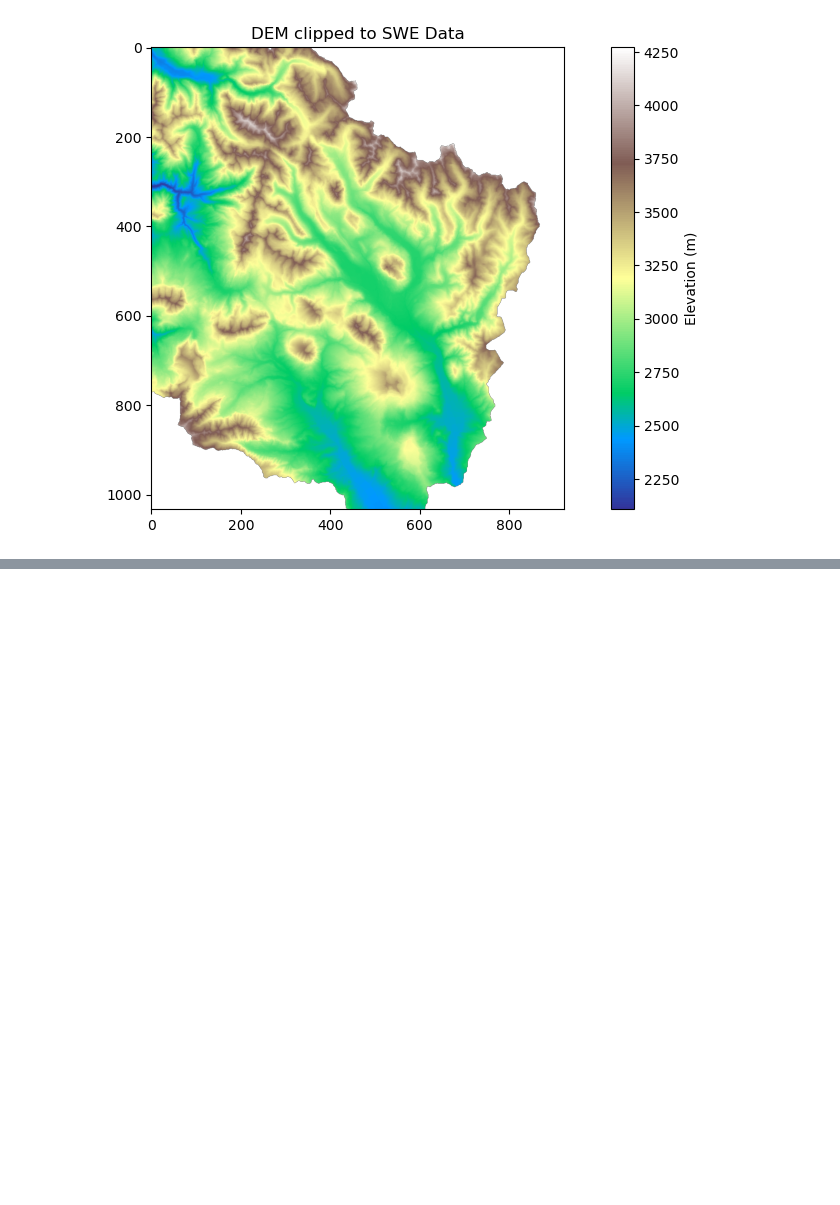
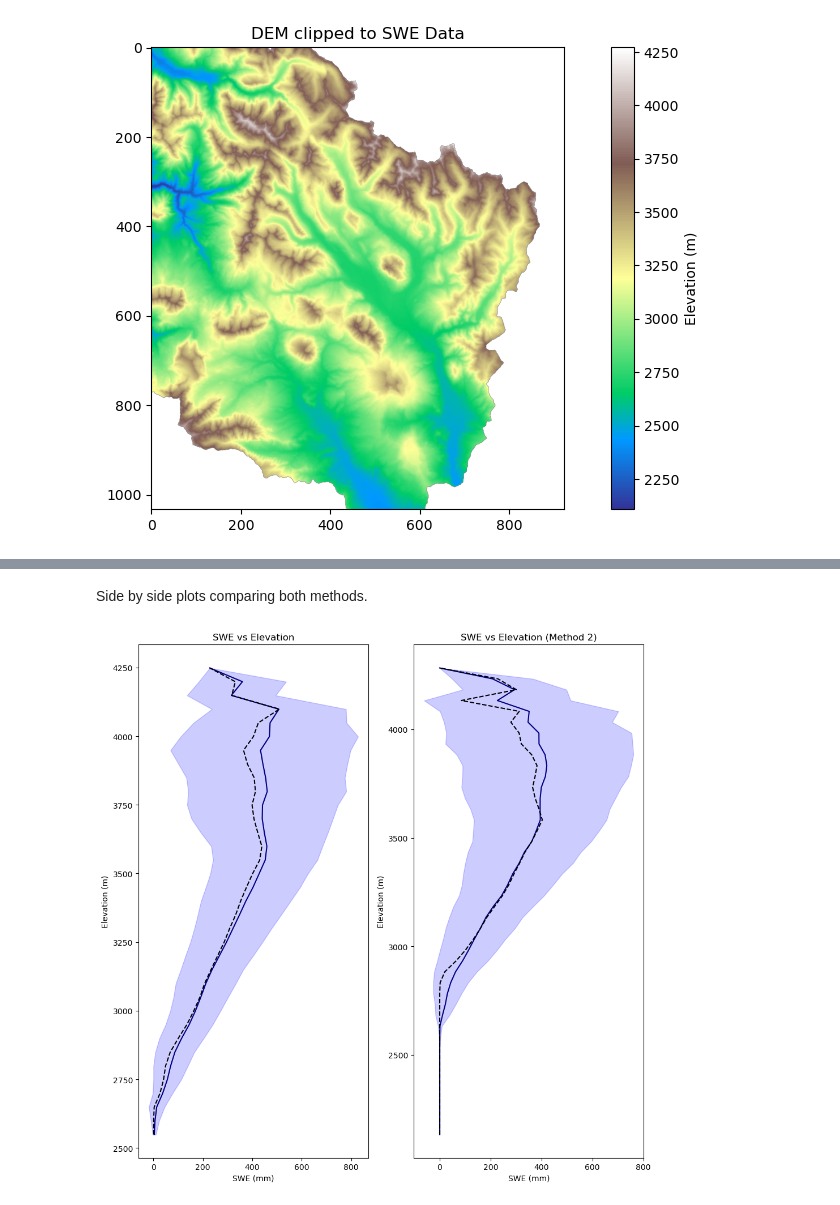
Before and after one commit to gretchenhough/ghough-geos505, a Jupyter notebook: 04.P Geospatial Data Problem Set.ipynb, the cells around one changed output, grey strips where cells are left out. Drawn from its saved outputs; the diff is of its cells as text; code cells hidden in the pictures; blank space fills up the shorter version.

Commit message:
Comparing two methods (eliminating zeros or not)

```diff
--- a/04.P Geospatial Data Problem Set.ipynb
+++ b/04.P Geospatial Data Problem Set.ipynb
@@ -287,9 +287,9 @@ std_swe2 = np.full(bincount2, np.nan)
 
 for i in range(bincount2):
     bin_mask2 = (dem_mask2 >= bins2[i]) & (dem_mask2 < bins2[i+1])
-    mean_swe2[i] = np.nanmean(swe_masked[bin_mask2])
-    median_swe2[i] = np.nanmedian(swe_masked[bin_mask2])
-    std_swe2[i] = np.nanstd(swe_masked[bin_mask2])
+    mean_swe2[i] = np.nanmean(swe_masked_mm[bin_mask2])
+    median_swe2[i] = np.nanmedian(swe_masked_mm[bin_mask2])
+    std_swe2[i] = np.nanstd(swe_masked_mm[bin_mask2])
 
 area2 = np.full(bincount2, np.nan)
 
@@ -297,24 +297,3 @@ for i in range(bincount2):
     bin_mask2 = (dem_mask2 >= bins2[i]) & (dem_mask2 < bins2[i+1])
     pixel_count2 = np.nansum(bin_mask2)
     area2[i] = pixel_count2 * area_pixel/1000/1000  # in km²
-
-SWE_vol2 = mean_swe2/1000 * area2 # in millions of m³
-
-fig, (ax1, ax2, ax3) = plt.subplots(1, 3, figsize=(10, 10))
-ax1.plot(mean_swe2, bin_centers2, label='Mean SWE', color='navy')
-ax1.plot(median_swe2, bin_centers2, label='Median SWE', color='black', linestyle='--')
-ax1.fill_betweenx(bin_centers2, mean_swe2 - std_swe2, mean_swe2 + std_swe2, color='blue', alpha=0.2, label='1 Std Dev')
-ax1.set_ylabel('Elevation (m)')
-ax1.set_xlabel('SWE (mm)')
-ax1.set_title('SWE vs Elevation')
-ax1.legend()
-ax2.barh(bin_centers2, area2, height=50, color='goldenrod', edgecolor='black')
-ax2.set_xlabel('Area (km²)')
-ax2.set_ylabel('Elevation (m)')
-ax2.set_title('Area Distribution by Elevation')
-ax3.barh(bin_centers2, SWE_vol2, height=50, color='purple', edgecolor='black')
-ax3.set_xlabel('SWE Volume (Mm³)')
-ax3.set_ylabel('Elevation (m)')
-ax3.set_title('SWE Volume by Elevation')
-plt.tight_layout()
-plt.show()
@@ -324,0 +323,20 @@ The good news is that went a lot faster and I didn't use chat again... I used Ch
+# %% [markdown]
+Side by side plots comparing both methods.
+# %%
+fig, (ax1, ax2) = plt.subplots(1, 2, figsize=(10, 10))
+ax1.plot(mean_swe, bin_centers, label='Mean SWE', color='navy')
+ax1.plot(median_swe, bin_centers, label='Median SWE', color='black', linestyle='--')
+ax1.fill_betweenx(bin_centers, mean_swe - std_swe, mean_swe + std_swe, color='blue', alpha=0.2, label='1 Std Dev')
+ax1.set_ylabel('Elevation (m)')
+ax1.set_xlabel('SWE (mm)')
+ax1.set_title('SWE vs Elevation')
+ax2.plot(mean_swe2, bin_centers2, label='Mean SWE', color='navy')
+ax2.plot(median_swe2, bin_centers2, label='Median SWE', color='black', linestyle='--')
+ax2.fill_betweenx(bin_centers2, mean_swe2 - std_swe2, mean_swe2 + std_swe2, color='blue', alpha=0.2, label='1 Std Dev')
+ax2.set_ylabel('Elevation (m)')
+ax2.set_xlabel('SWE (mm)')
+ax2.set_title('SWE vs Elevation (Method 2)')
+plt.tight_layout()
+plt.show()
+# %% [output]
+[figure, added]
```
Also changed, not shown: parts of 6 cells of this notebook.
